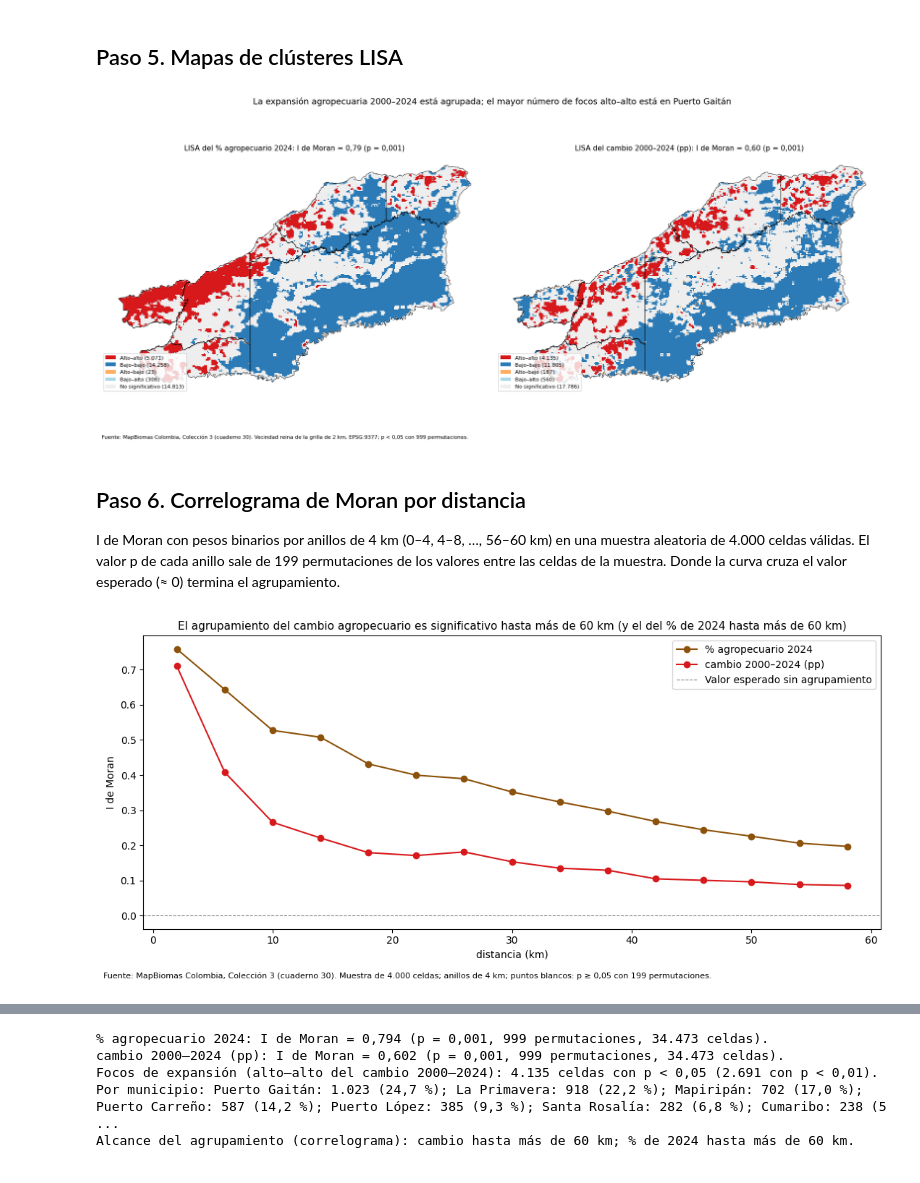
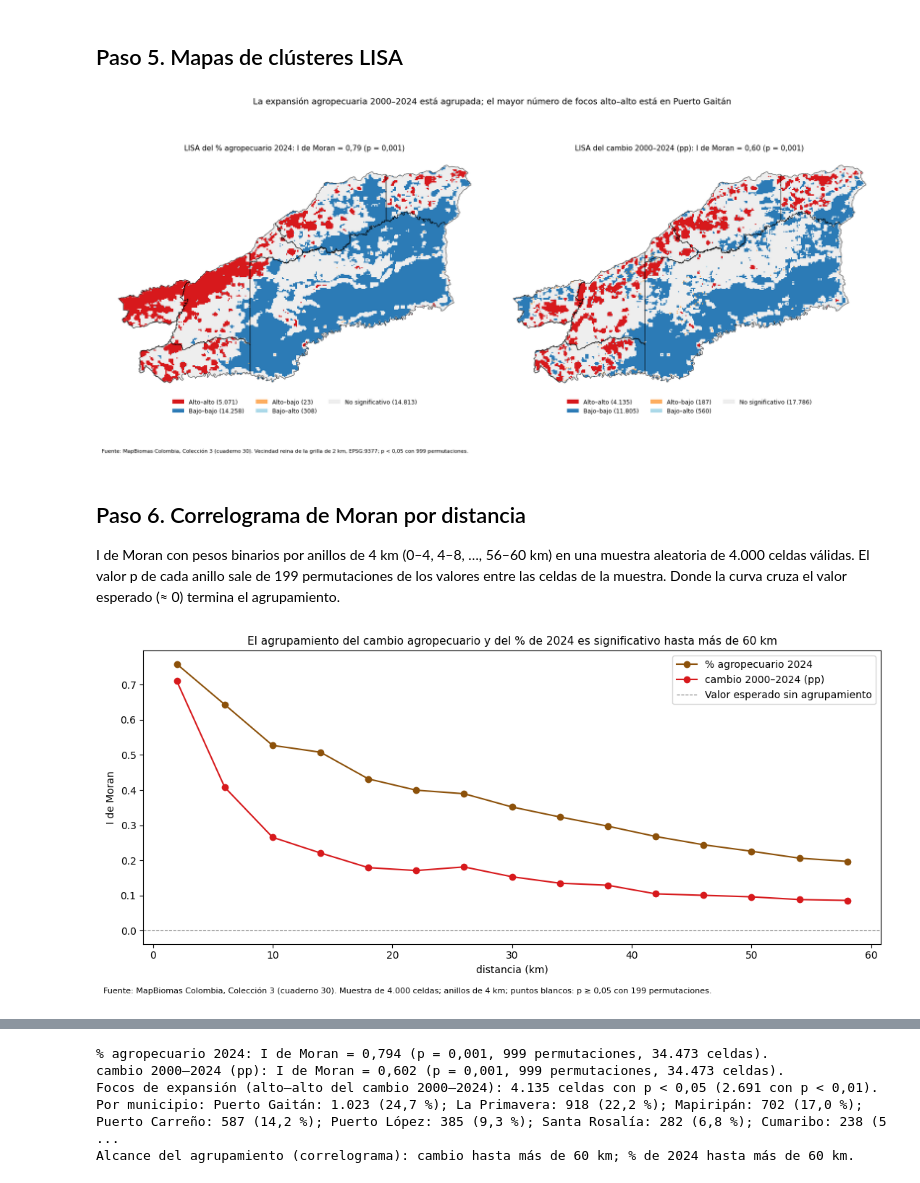
Before and after one commit to DanielFelipeRuizBermudez/Proyecto-ALTILLANURA, a Jupyter notebook: notebooks/30_expansion/33_expansion_moran_lisa.ipynb, the cells around one changed output, grey strips where cells are left out. Saved outputs shown, nothing was run; the diff lists cells and outputs as text; code cells hidden in the pictures.

```diff
--- a/notebooks/30_expansion/33_expansion_moran_lisa.ipynb
+++ b/notebooks/30_expansion/33_expansion_moran_lisa.ipynb
@@ -183,26 +183,26 @@ CUMARIBO         16534        238            1.4                      5.8
 # %%
 COLORES = {'Alto–alto': '#d7191c', 'Bajo–bajo': '#2c7bb6', 'Alto–bajo': '#fdae61',
            'Bajo–alto': '#abd9e9', 'No significativo': '#eeeeee'}
 fig, axes = plt.subplots(1, 2, figsize=(17, 7.5))
 for ax, variable in zip(axes, VARIABLES):
     for etiqueta, color in COLORES.items():
         sub = d[lisa[f'lisa_{variable}'].to_numpy() == etiqueta]
         if len(sub):
             sub.plot(ax=ax, color=color, linewidth=0, label=f'{etiqueta} ({coma(len(sub), 0)})')
     mpios.boundary.plot(ax=ax, color='black', linewidth=0.6)
     fila = moran_global.set_index('variable').loc[variable]
     ax.set_title(f'LISA del {VARIABLES[variable]}: I de Moran = {coma(fila.I_moran, 2)} (p = {coma(fila.p_permutacion, 3)})', fontsize=11)
-    ax.legend(fontsize=8, loc='lower left')
+    ax.legend(fontsize=9, loc='upper center', bbox_to_anchor=(0.5, 0.0), ncol=3, frameon=False)
     ax.set_axis_off()
 principal = por_mpio.index[0].title() if por_mpio['alto_alto'].iloc[0] > 0 else 'ningún municipio'
 fig.suptitle(f'La expansión agropecuaria 2000–2024 está agrupada; el mayor número de focos alto–alto está en {principal}', fontsize=13)
-fig.text(0.01, 0.01, 'Fuente: MapBiomas Colombia, Colección 3 (cuaderno 30). Vecindad reina de la grilla de 2 km, EPSG:9377; '
+fig.text(0.01, -0.03, 'Fuente: MapBiomas Colombia, Colección 3 (cuaderno 30). Vecindad reina de la grilla de 2 km, EPSG:9377; '
          'p < 0,05 con 999 permutaciones.', fontsize=8)
 plt.tight_layout()
 plt.savefig(os.path.join(GRAFICAS, '33_lisa_agro.png'), dpi=150, bbox_inches='tight')
 plt.show()
 # %% [output]
-[figure, old version]
+[figure, new version]
 # %% [markdown]
 ## Paso 6. Correlograma de Moran por distancia
 I de Moran con pesos binarios por anillos de 4 km (0–4, 4–8, …, 56–60 km) en una muestra aleatoria de 4.000 celdas válidas. El valor p de cada anillo sale de 199 permutaciones de los valores entre las celdas de la muestra. Donde la curva cruza el valor esperado (≈ 0) termina el agrupamiento.
@@ -258,15 +258,19 @@ ax.axhline(-1 / (m - 1), color='grey', linestyle='--', linewidth=0.8, label='Val
 ax.set_xlabel('distancia (km)')
 ax.set_ylabel('I de Moran')
 ax.legend()
-ax.set_title(f'El agrupamiento del cambio agropecuario es significativo hasta {alcance["cambio_agro_pp"]} '
-             f'(y el del % de 2024 hasta {alcance["agro_pct_2024"]})', fontsize=11)
+if alcance['cambio_agro_pp'] == alcance['agro_pct_2024']:
+    titulo = f'El agrupamiento del cambio agropecuario y del % de 2024 es significativo hasta {alcance["cambio_agro_pp"]}'
+else:
+    titulo = (f'El agrupamiento del cambio agropecuario es significativo hasta {alcance["cambio_agro_pp"]} '
+              f'(y el del % de 2024 hasta {alcance["agro_pct_2024"]})')
+ax.set_title(titulo, fontsize=11)
 fig.text(0.01, -0.02, f'Fuente: MapBiomas Colombia, Colección 3 (cuaderno 30). Muestra de {coma(m, 0)} celdas; anillos de {ANILLO_KM} km; '
          f'puntos blancos: p ≥ 0,05 con {PERMUTACIONES_ANILLO} permutaciones.', fontsize=8)
 plt.tight_layout()
 plt.savefig(os.path.join(GRAFICAS, '33_correlograma.png'), dpi=150, bbox_inches='tight')
 plt.show()
 # %% [output]
-[figure, old version]
+[figure, new version]
 # %% [markdown]
 ## Límites
 - LISA hace una prueba por celda; con miles de celdas, algunas salen significativas por azar. Por eso se reporta también el conteo con p < 0,01.
```
Also changed, not shown: parts of 1 cell of this notebook, 4 other files.
